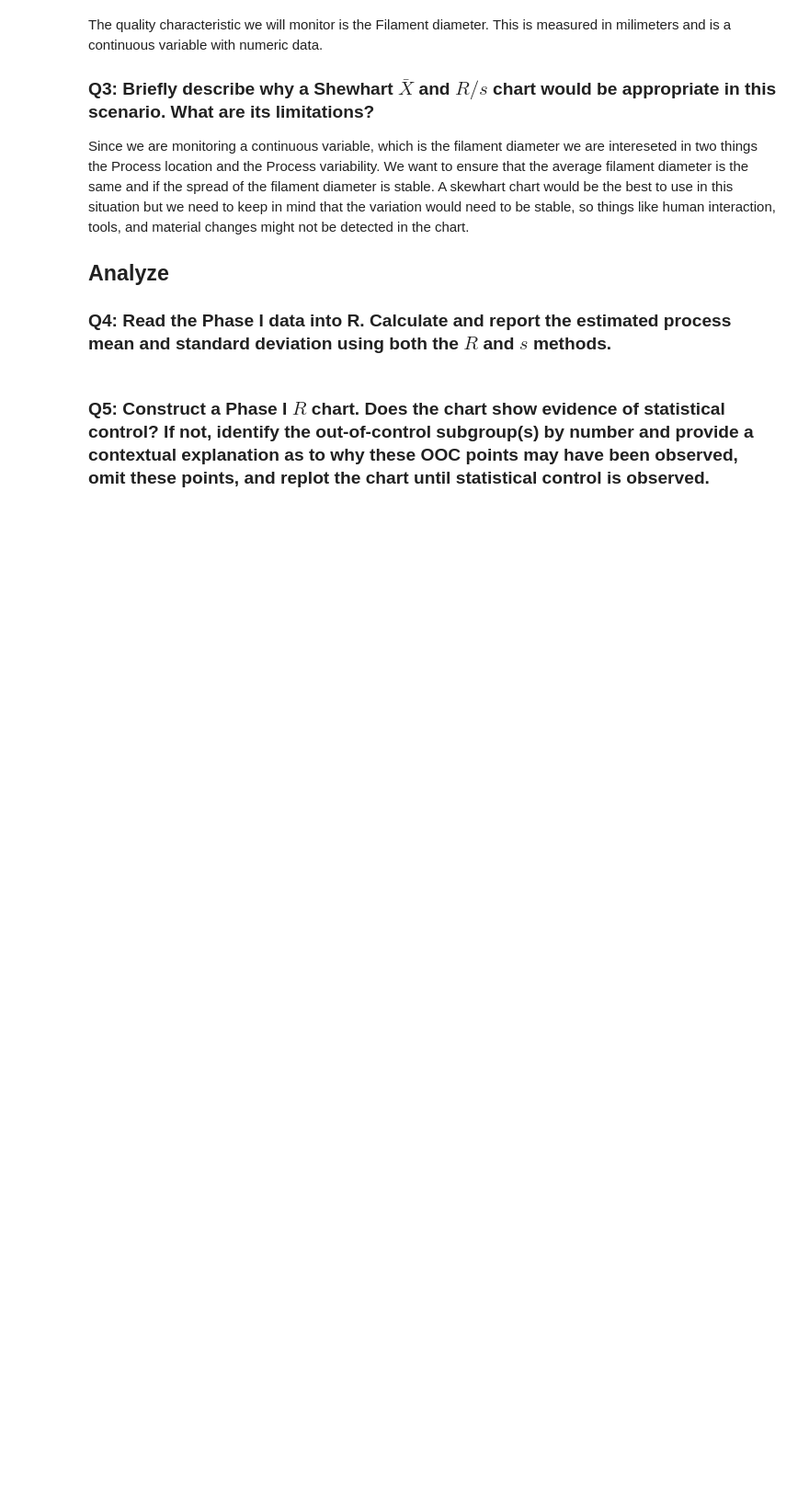
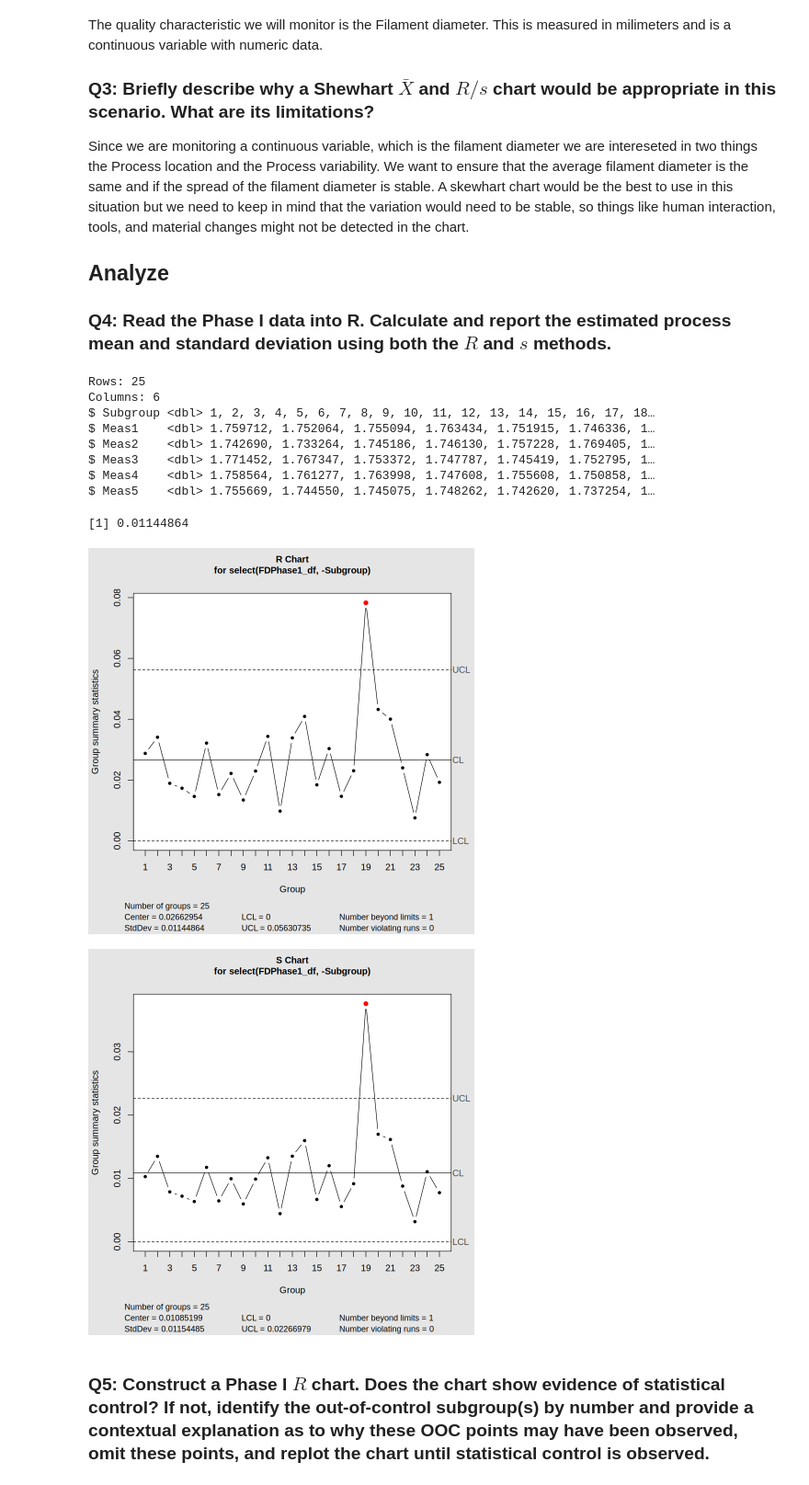
Before and after one commit to DesyneMartinez/STAT-7110-Quality-Control, a Jupyter notebook: Assignments/HW1/STAT-7110-HW1.ipynb, the cells around one changed output. Shown at 92% size. Cells and saved outputs as stored; diff of their text form; code cells hidden in the pictures; blank space fills up the shorter version.

```diff
--- a/Assignments/HW1/STAT-7110-HW1.ipynb
+++ b/Assignments/HW1/STAT-7110-HW1.ipynb
@@ -72,6 +72,47 @@ and the Process variability. We want to ensure that the average filament diamete
 ### Q4: Read the Phase I data into R. Calculate and report the estimated process mean and standard deviation using both the $R$ and $s$ methods.
 # %%
 ## Q4 Code ##
+
+## Install tidyverse, readxl, and qcc packages if necessary ##
+
+#install.packages(c("tidyverse", "readxl", "qcc"))
+
+## Load the libraries ##
+
+library(tidyverse)
+library(readxl)
+library(qcc)
+
+## Read in the Wafer Data ##
+
+FDPhase1_df <- read_excel("FilamentDiameter_PhaseI.xlsx")
+
+## Data Integrity Check ##
+
+FDPhase1_df |>
+  glimpse()
+
+
+sig_hat <- sd.xbar(FDPhase1_df[,-1]) # This gives us s-bar/c4
+sig_hat
+phase1_r <- qcc(FDPhase1_df |> select(-`Subgroup`),
+                 type = "R",
+                 plot = TRUE)
+ phase1_s <- qcc(FDPhase1_df |> select(-`Subgroup`),
+                 type = "S",
+                 plot = TRUE)
+# %% [output]
+Rows: 25
+Columns: 6
+$ Subgroup <dbl> 1, 2, 3, 4, 5, 6, 7, 8, 9, 10, 11, 12, 13, 14, 15, 16, 17, 18…
+$ Meas1    <dbl> 1.759712, 1.752064, 1.755094, 1.763434, 1.751915, 1.746336, 1…
+$ Meas2    <dbl> 1.742690, 1.733264, 1.745186, 1.746130, 1.757228, 1.769405, 1…
+$ Meas3    <dbl> 1.771452, 1.767347, 1.753372, 1.747787, 1.745419, 1.752795, 1…
+$ Meas4    <dbl> 1.758564, 1.761277, 1.763998, 1.747608, 1.755608, 1.750858, 1…
+$ Meas5    <dbl> 1.755669, 1.744550, 1.745075, 1.748262, 1.742620, 1.737254, 1…
+[1] 0.01144864
+[figure, added]
+[figure, added]
 # %% [markdown]
 
 ### Q5: Construct a Phase I $R$ chart. Does the chart show evidence of statistical control? If not, identify the out-of-control subgroup(s) by number and provide a contextual explanation as to why these OOC points may have been observed, omit these points, and replot the chart until statistical control is observed.
```
Also changed, not shown: parts of 1 cell of this notebook.
